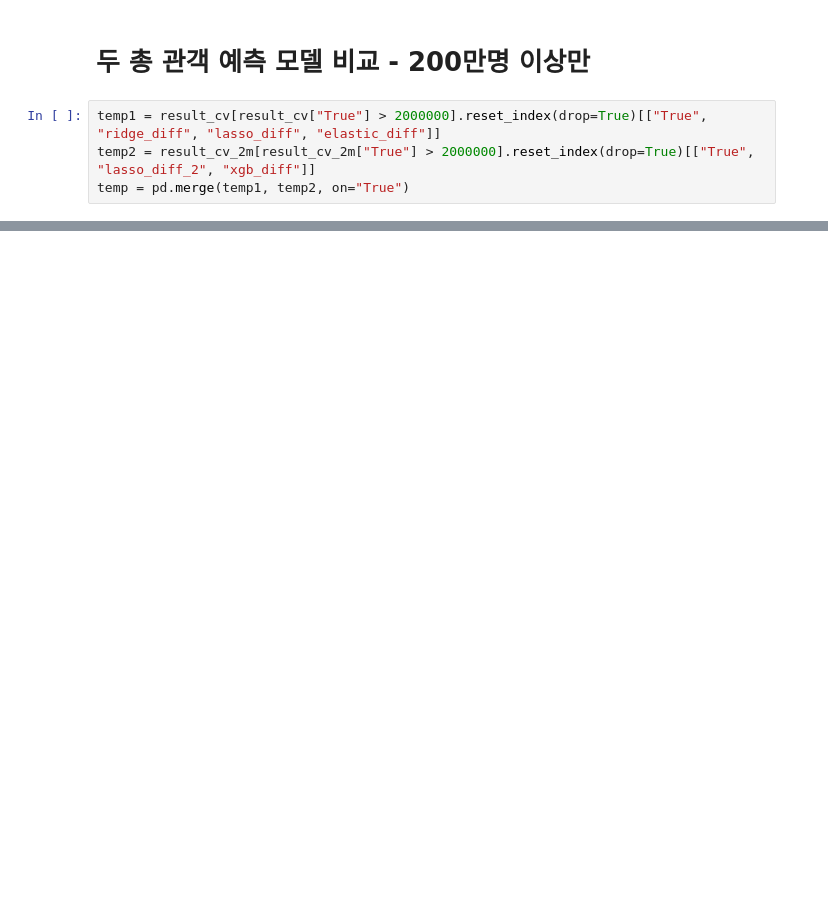
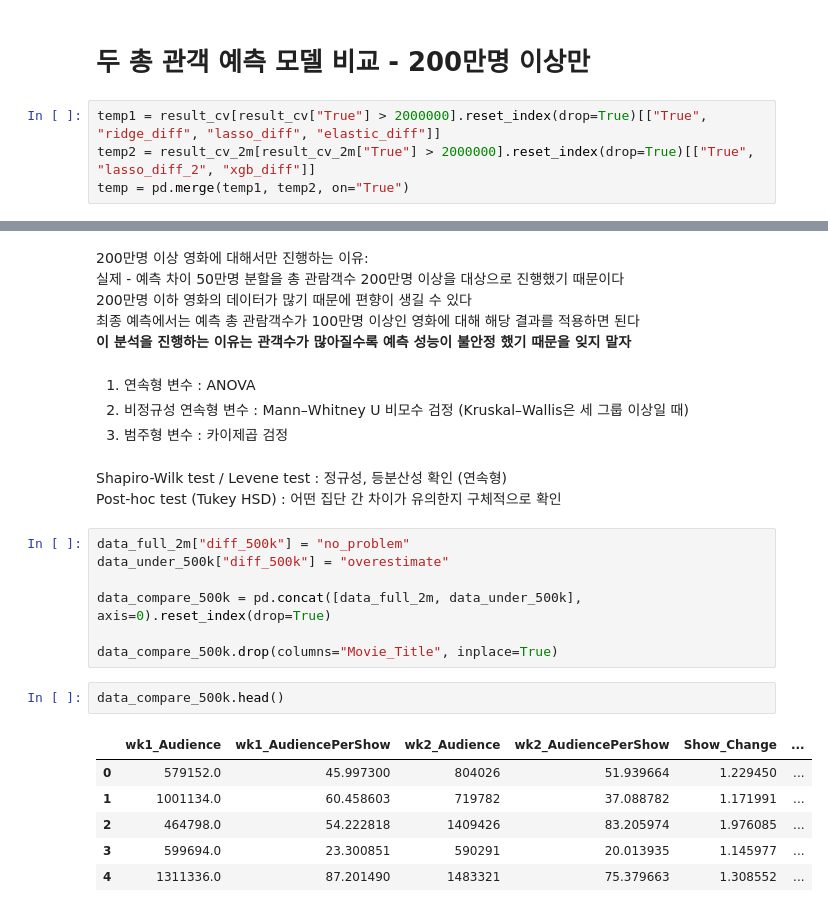
Before and after one commit to Seungwoo-JI64/BAF-25-2-Marketing, a Jupyter notebook: model/OLS/총관람객_회귀예측.ipynb, the cells around one changed output, grey strips where cells are left out. Cells and saved outputs as stored; diff of their text form; blank space fills up the shorter version.

```diff
--- a/model/OLS/총관람객_회귀예측.ipynb
+++ b/model/OLS/총관람객_회귀예측.ipynb
@@ -902,0 +1090,29 @@ plt.show()
+# %% [markdown]
+200만명 이상 영화에 대해서만 진행하는 이유:
+실제 - 예측 차이 50만명 분할을 총 관람객수 200만명 이상을 대상으로 진행했기 때문이다
+200만명 이하 영화의 데이터가 많기 때문에 편향이 생길 수 있다
+최종 예측에서는 예측 총 관람객수가 100만명 이상인 영화에 대해 해당 결과를 적용하면 된다
+**이 분석을 진행하는 이유는 관객수가 많아질수록 예측 성능이 불안정 했기 때문을 잊지 말자**
+# %% [markdown]
+1. 연속형 변수 : ANOVA
+2. 비정규성 연속형 변수 : Mann–Whitney U 비모수 검정 (Kruskal–Wallis은 세 그룹 이상일 때)
+3. 범주형 변수 : 카이제곱 검정
+# %% [markdown]
+Shapiro-Wilk test / Levene test : 정규성, 등분산성 확인 (연속형)
+Post-hoc test (Tukey HSD) : 어떤 집단 간 차이가 유의한지 구체적으로 확인
+# %%
+data_full_2m["diff_500k"] = "no_problem"
+data_under_500k["diff_500k"] = "overestimate"
+
+data_compare_500k = pd.concat([data_full_2m, data_under_500k], axis=0).reset_index(drop=True)
+
+data_compare_500k.drop(columns="Movie_Title", inplace=True)
+# %%
+data_compare_500k.head()
+# %% [output]
+|  | wk1_Audience | wk1_AudiencePerShow | wk2_Audience | wk2_AudiencePerShow | Show_Change | ... |
+| 0 | 579152.0 | 45.997300 | 804026 | 51.939664 | 1.229450 | ... |
+| 1 | 1001134.0 | 60.458603 | 719782 | 37.088782 | 1.171991 | ... |
+| 2 | 464798.0 | 54.222818 | 1409426 | 83.205974 | 1.976085 | ... |
+| 3 | 599694.0 | 23.300851 | 590291 | 20.013935 | 1.145977 | ... |
+| 4 | 1311336.0 | 87.201490 | 1483321 | 75.379663 | 1.308552 | ... |
```
Also changed, not shown: parts of 69 cells of this notebook, 4 other files.
